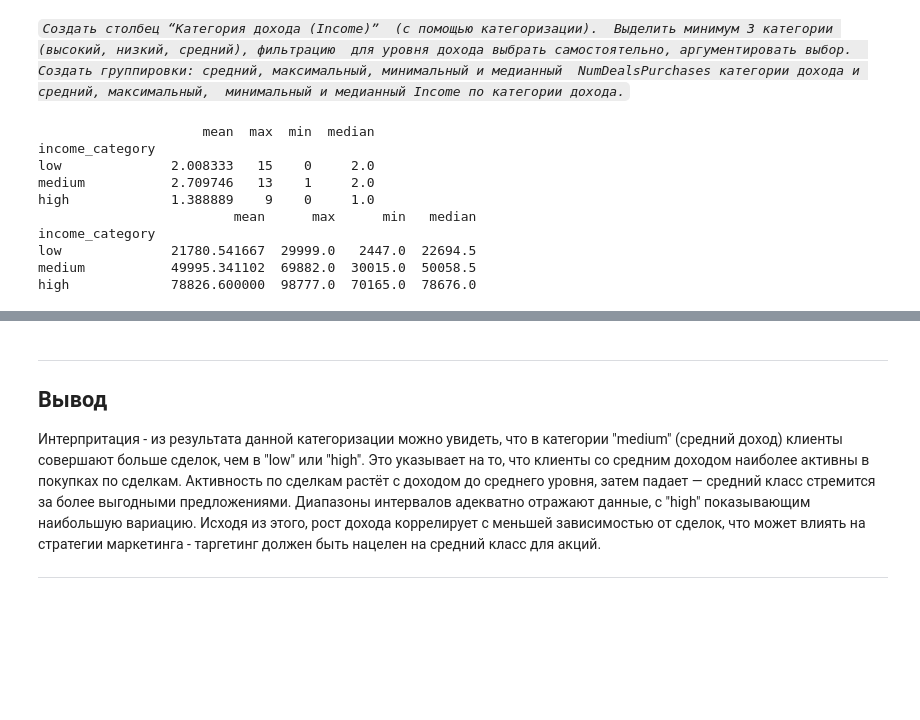
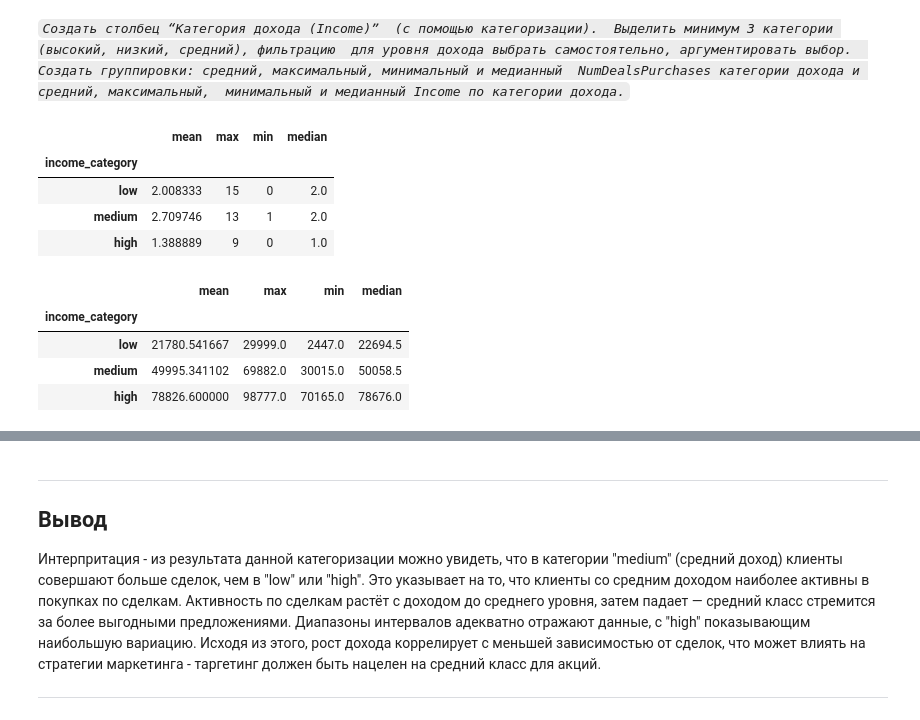
Before and after one commit to sunnerfuer/LR_1_DA, a Jupyter notebook: ЛР1_Дерябина_14.ipynb, the cells around one changed output, grey strips where cells are left out. Drawn from its saved outputs; the diff is of its cells as text; code cells hidden in the pictures; blank space fills up the shorter version.

```diff
--- a/ЛР1_Дерябина_14.ipynb
+++ b/ЛР1_Дерябина_14.ipynb
@@ -435,19 +441,19 @@ NumDealsPurchases категории дохода и средний, макси
 # %%
 bins = [0, 30000, 70000, 100000]
 labels = ['low', 'medium', 'high']
 df['income_category'] = pd.cut(df['income'], bins=bins, labels=labels, right=False)
 group_deals = df.groupby('income_category', observed=True)['num_deals_purchases'].agg(['mean', 'max', 'min', 'median'])
 group_income = df.groupby('income_category', observed=True)['income'].agg(['mean', 'max', 'min', 'median'])
-print(group_deals)
-print(group_income)
+display(group_deals)
+display(group_income)
 # %% [output]
-                     mean  max  min  median
-income_category
-low              2.008333   15    0     2.0
-medium           2.709746   13    1     2.0
-high             1.388889    9    0     1.0
-                         mean      max      min   median
-income_category
-low              21780.541667  29999.0   2447.0  22694.5
-medium           49995.341102  69882.0  30015.0  50058.5
-high             78826.600000  98777.0  70165.0  78676.0
+|  | mean | max | min | median |
+| income_category |  |  |  |  |
+| low | 2.008333 | 15 | 0 | 2.0 |
+| medium | 2.709746 | 13 | 1 | 2.0 |
+| high | 1.388889 | 9 | 0 | 1.0 |
+|  | mean | max | min | median |
+| income_category |  |  |  |  |
+| low | 21780.541667 | 29999.0 | 2447.0 | 22694.5 |
+| medium | 49995.341102 | 69882.0 | 30015.0 | 50058.5 |
+| high | 78826.600000 | 98777.0 | 70165.0 | 78676.0 |
```
Also changed, not shown: parts of 11 cells of this notebook.
